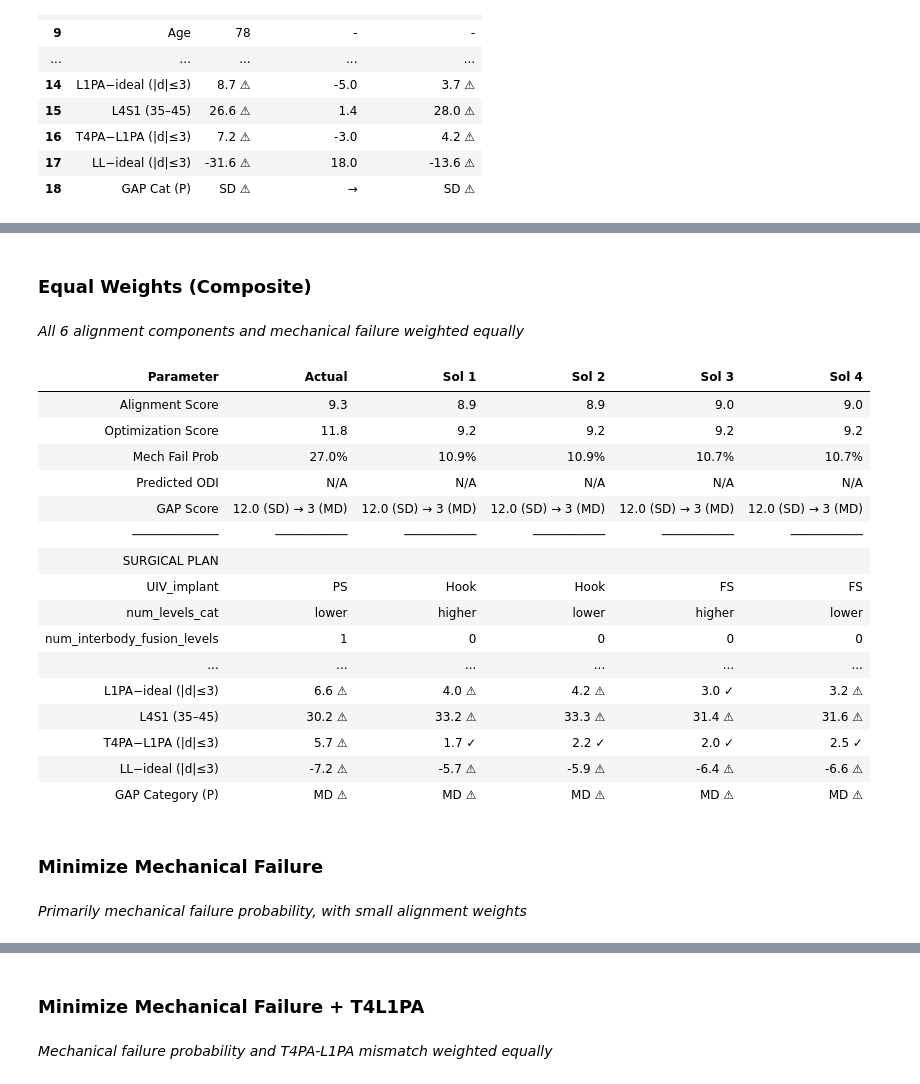
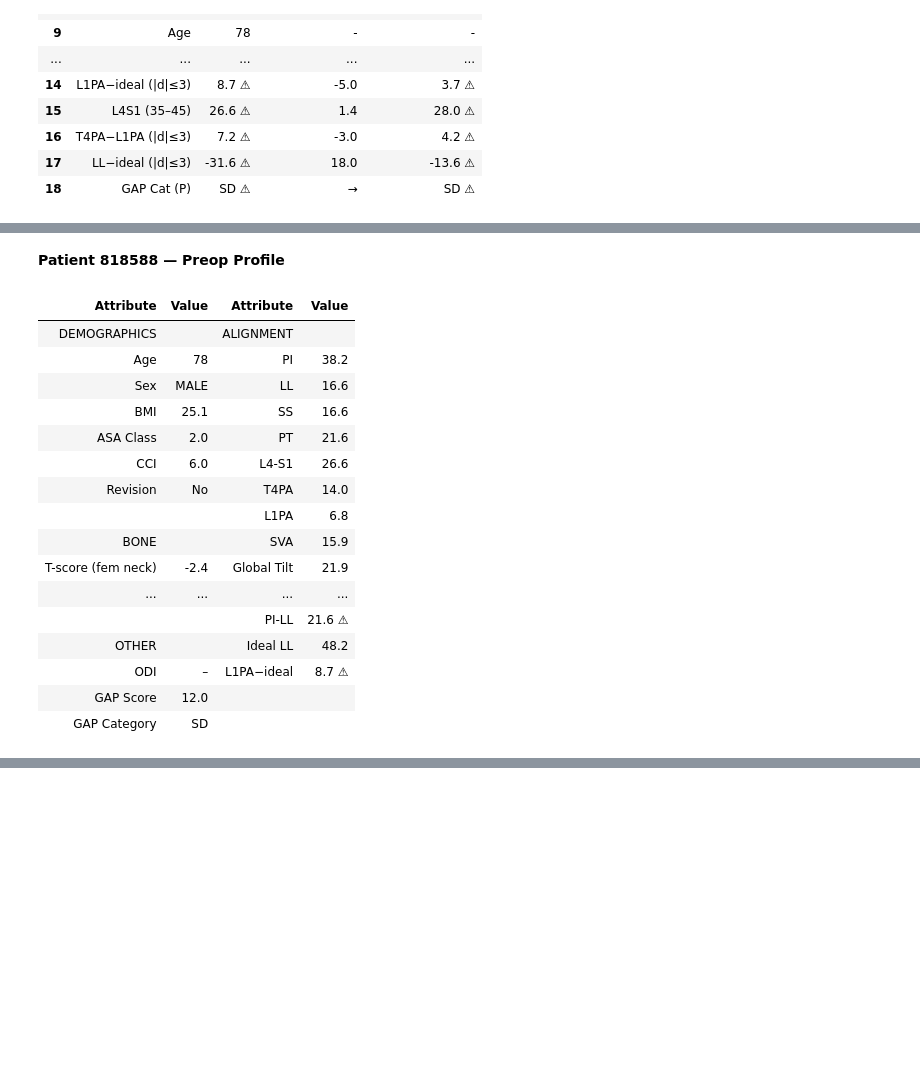
Before and after one commit to 124578-UW/Data-Science-Capstone, a Jupyter notebook: notebooks/03_optimization.ipynb, the cells around one changed output, grey strips where cells are left out. Saved outputs shown, nothing was run; the diff lists cells and outputs as text; code cells hidden in the pictures; blank space fills up the shorter version.

```diff
--- a/notebooks/03_optimization.ipynb
+++ b/notebooks/03_optimization.ipynb
@@ -31,7 +31,7 @@ pd.set_option('display.max_columns', None)
 # GA Configuration — change these to control optimization
 # =============================================================================
 POP_SIZE  = 100   # GA population size
-N_GEN     = 10    # Number of generations
+N_GEN     = 20    # Number of generations
 SEED      = 42    # Random seed for reproducibility
 TOP_N     = 4     # Number of diverse solutions to display
 SCORE_TOL = 5     # Score window around best for diversity selection
@@ -655,0 +665,16 @@ for key in SCENARIOS:
+# %%
+# Display each scenario: actual plan (highlighted) + top diverse optimized plans
+for key in SCENARIOS:
+    r = all_results_2[key]
+    preset = runs.PRESETS[key]
+    weights = preset["weights"]
+
+    # Evaluate the actual plan with this scenario's weights
+    actual_eval_2 = ou.evaluate_solution(
+        actual_x_2, patient_fixed_2, delta_bundles, mech_fail_bundle,
+        weights=weights, odi_bundle=ODI_bundle
+    )
+
+    display(Markdown(f"### {r['label']}"))
+    display(Markdown(f"*{preset['description']}*"))
+    disp.display_solutions_with_actual(r["diverse_df"], patient_fixed_2, actual_eval_2)
@@ -773,50 +864,40 @@ For each scenario, the **Actual** column (highlighted) shows the real surgical p
 # %%
 # Build x vector for the actual surgical plan (Patient 3)
 holdout_row_3 = holdout_df[holdout_df["id"] == PATIENT_ID_3].iloc[0]
 actual_x_3 = []
 for var_spec in config.DECISION_VAR_SPECS:
     col = var_spec["col_name"]
     val = holdout_row_3[col]
     if var_spec.get("categorical", False):
         actual_x_3.append(var_spec["choices"].index(val))
     else:
         actual_x_3.append(int(val))
 actual_x_3 = np.array(actual_x_3)
 
-# Display each scenario: actual plan (highlighted) + top diverse optimized plans
-for key in SCENARIOS:
-    r = all_results_3[key]
-    preset = runs.PRESETS[key]
-    weights = preset["weights"]
+disp.display_patient_preop(patient_fixed_3, patient_id=PATIENT_ID_3)
 
-    # Evaluate the actual plan with this scenario's weights
-    actual_eval_3 = ou.evaluate_solution(
-        actual_x_3, patient_fixed_3, delta_bundles, mech_fail_bundle,
-        weights=weights, odi_bundle=ODI_bundle
-    )
-
-    display(Markdown(f"### {r['label']}"))
-    display(Markdown(f"*{preset['description']}*"))
-    disp.display_solutions_with_actual(r["diverse_df"], patient_fixed_3, actual_eval_3)
+# Evaluate actual plan with equal weights for a neutral baseline
+actual_eval_3 = ou.evaluate_solution(
+    actual_x_3, patient_fixed_3, delta_bundles, mech_fail_bundle,
+    weights=runs.PRESETS["equal"]["weights"], odi_bundle=ODI_bundle
+)
+disp.display_best_per_scenario(all_results_3, patient_fixed_3, actual_eval_3, SCENARIOS)
 # %% [output]
-### Equal Weights (Composite)
+**Patient 818588 — Preop Profile**
-*All 6 alignment components and mechanical failure weighted equally*
-| Parameter | Actual | Sol 1 | Sol 2 | Sol 3 | Sol 4 |
-| Alignment Score | 9.3 | 8.9 | 8.9 | 9.0 | 9.0 |
-| Optimization Score | 11.8 | 9.2 | 9.2 | 9.2 | 9.2 |
-| Mech Fail Prob | 27.0% | 10.9% | 10.9% | 10.7% | 10.7% |
-| Predicted ODI | N/A | N/A | N/A | N/A | N/A |
-| GAP Score | 12.0 (SD) → 3 (MD) | 12.0 (SD) → 3 (MD) | 12.0 (SD) → 3 (MD) | 12.0 (SD) → 3 (MD) | 12.0 (SD) → 3 (MD) |
-| ──────────── | ────────── | ────────── | ────────── | ────────── | ────────── |
-| SURGICAL PLAN |  |  |  |  |  |
-| UIV_implant | PS | Hook | Hook | FS | FS |
-| num_levels_cat | lower | higher | lower | higher | lower |
-| num_interbody_fusion_levels | 1 | 0 | 0 | 0 | 0 |
-| ... | ... | ... | ... | ... | ... |
-| L1PA−ideal (|d|≤3) | 6.6 ⚠ | 4.0 ⚠ | 4.2 ⚠ | 3.0 ✓ | 3.2 ⚠ |
-| L4S1 (35–45) | 30.2 ⚠ | 33.2 ⚠ | 33.3 ⚠ | 31.4 ⚠ | 31.6 ⚠ |
-| T4PA−L1PA (|d|≤3) | 5.7 ⚠ | 1.7 ✓ | 2.2 ✓ | 2.0 ✓ | 2.5 ✓ |
-| LL−ideal (|d|≤3) | -7.2 ⚠ | -5.7 ⚠ | -5.9 ⚠ | -6.4 ⚠ | -6.6 ⚠ |
-| GAP Category (P) | MD ⚠ | MD ⚠ | MD ⚠ | MD ⚠ | MD ⚠ |
+| Attribute | Value | Attribute | Value |
+| DEMOGRAPHICS |  | ALIGNMENT |  |
+| Age | 78 | PI | 38.2 |
+| Sex | MALE | LL | 16.6 |
+| BMI | 25.1 | SS | 16.6 |
+| ASA Class | 2.0 | PT | 21.6 |
+| CCI | 6.0 | L4-S1 | 26.6 |
+| Revision | No | T4PA | 14.0 |
+|  |  | L1PA | 6.8 |
+| BONE |  | SVA | 15.9 |
+| T-score (fem neck) | -2.4 | Global Tilt | 21.9 |
+| ... | ... | ... | ... |
+|  |  | PI-LL | 21.6 ⚠ |
+| OTHER |  | Ideal LL | 48.2 |
+| ODI | – | L1PA−ideal | 8.7 ⚠ |
+| GAP Score | 12.0 |  |  |
+| GAP Category | SD |  |  |
-### Minimize Mechanical Failure
-*Primarily mechanical failure probability, with small alignment weights*
@@ -840,2 +920,0 @@ for key in SCENARIOS:
-### Minimize Mechanical Failure + T4L1PA
-*Mechanical failure probability and T4PA-L1PA mismatch weighted equally*
```
Also changed, not shown: parts of 31 cells of this notebook, 4 other files.
